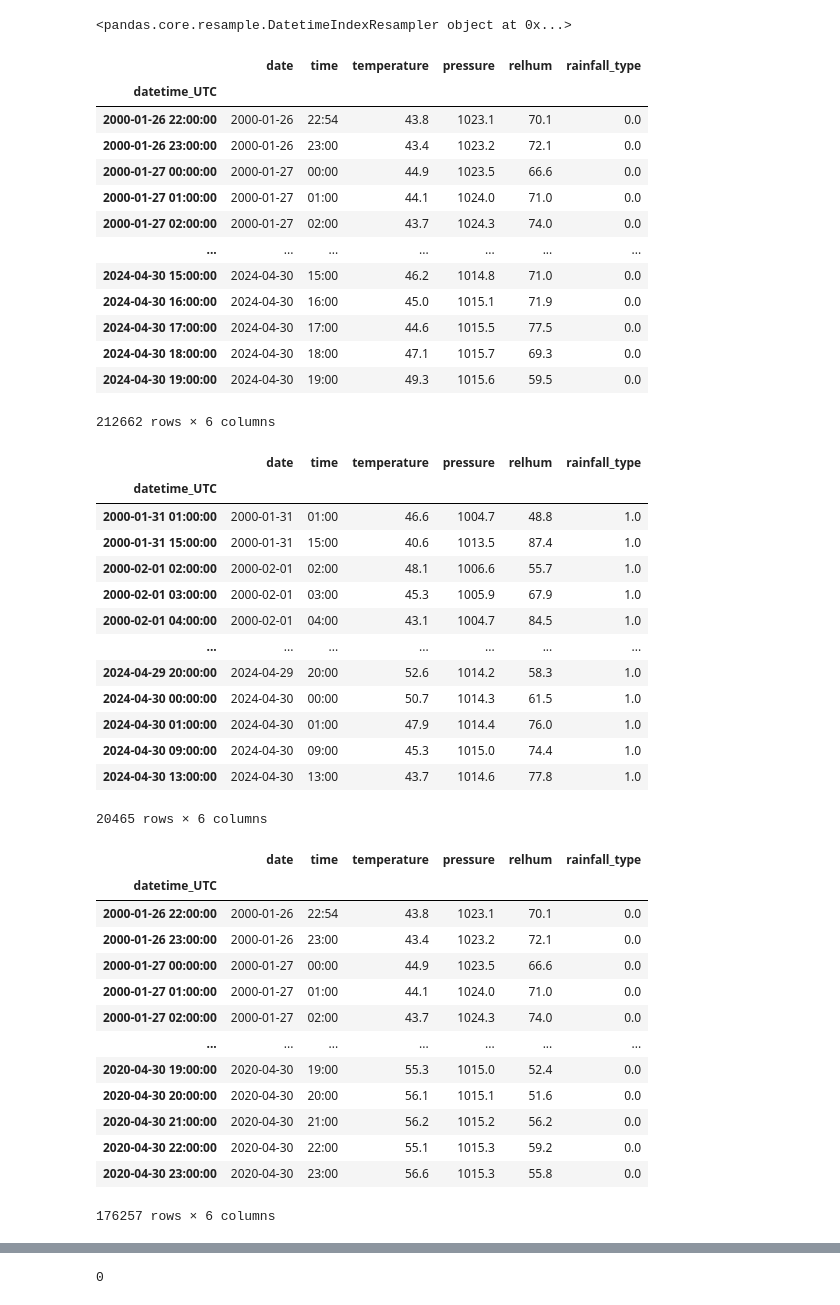
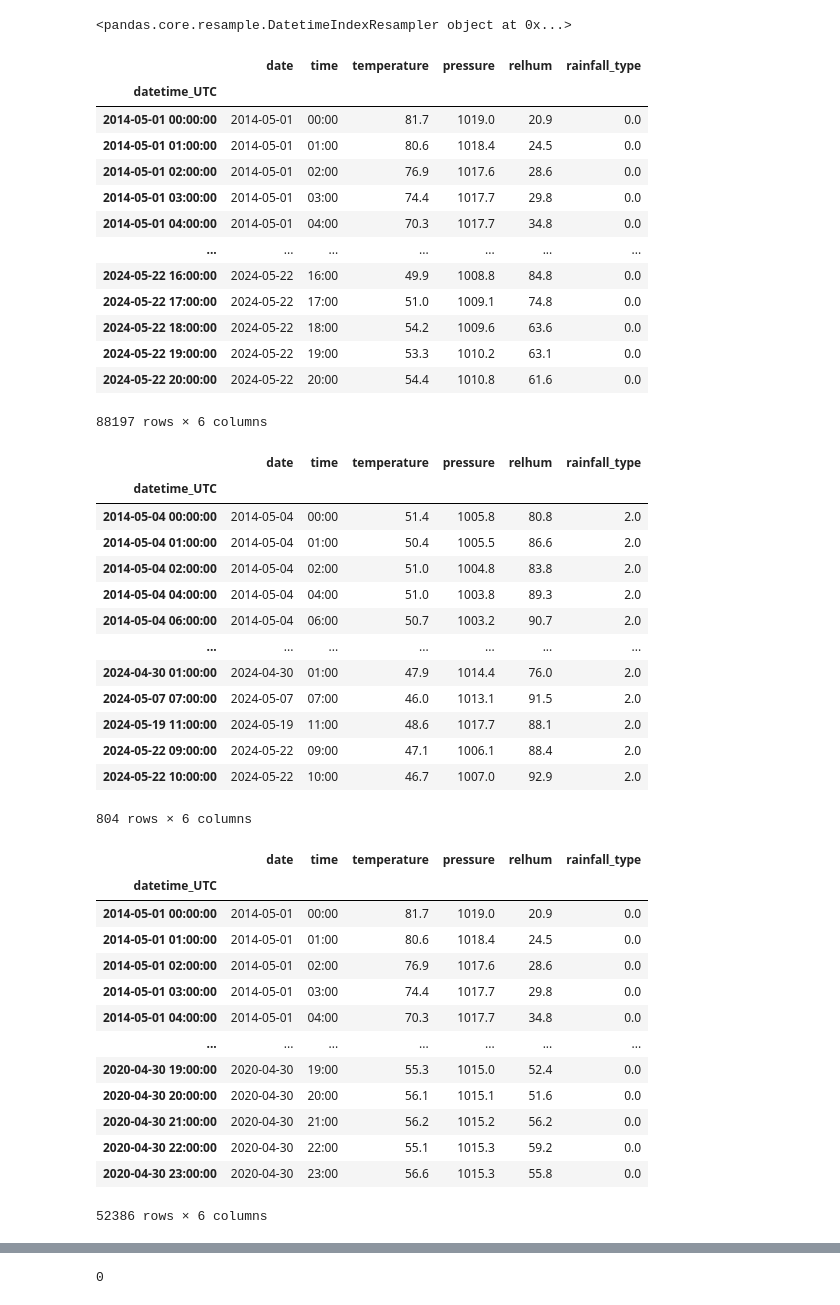
Before and after one commit to aditya-uw/WeatherPatrol, a Jupyter notebook: notebooks/pof_tinkering.ipynb, the cells around one changed output, grey strips where cells are left out. Saved outputs shown, nothing was run; the diff lists cells and outputs as text; code cells hidden in the pictures.

```diff
--- a/notebooks/pof_tinkering.ipynb
+++ b/notebooks/pof_tinkering.ipynb
@@ -8,7 +8,6 @@ import tensorflow as tf
 
 import matplotlib.pyplot as plt
 # %%
-atg_obs = pd.read_csv('../../Downloads/LFEM_data-.csv', low_memory=False, skiprows=1)
+atg_obs = pd.read_csv('../../Downloads/LFEM_data--3.csv', low_memory=False, skiprows=1)
 atg_obs.insert(0, 'datetime_UTC', pd.to_datetime(atg_obs['Date'] + atg_obs['Time'], format='%Y-%m-%d%H:%M'))
 # atg_obs_selected = atg_obs.loc[(atg_obs['datetime_UTC']>=dt.datetime(2020,5,1))].copy() # Selecting dates
-atg_obs_selected = atg_obs.copy() # Selecting dates
@@ -15,3 +16,5 @@ atg_obs_selected = atg_obs.copy() # Selecting dates
+# %%
+atg_obs_selected = atg_obs_selected.loc[(atg_obs['datetime_UTC']>=dt.datetime(2014,5,1))]
 # %%
 atg_obs_selected
 # %% [output]
@@ -60,14 +63,14 @@ summed_rain_each_period = first_obs_each_period['Rain'].sum()
 
 lightrainfall_times = summed_rain_each_period[(summed_rain_each_period<=0.10)&(summed_rain_each_period>0.0)]
 moderaterainfall_times = summed_rain_each_period[(summed_rain_each_period<0.30)&(summed_rain_each_period>0.10)]
-heavyrainfall_times = summed_rain_each_period[(summed_rain_each_period>0.30)]
+heavyrainfall_times = summed_rain_each_period[(summed_rain_each_period>=0.30)]
 
 any_rainfall_times = summed_rain_each_period[(summed_rain_each_period>0.0)]
 
-# summed_rain_each_period.loc[lightrainfall_times.index] = 1
-# summed_rain_each_period.loc[moderaterainfall_times.index] = 2
-# summed_rain_each_period.loc[heavyrainfall_times.index] = 3
-summed_rain_each_period.loc[any_rainfall_times.index] = 1
+summed_rain_each_period.loc[lightrainfall_times.index] = 1
+summed_rain_each_period.loc[moderaterainfall_times.index] = 2
+summed_rain_each_period.loc[heavyrainfall_times.index] = 3
+# summed_rain_each_period.loc[any_rainfall_times.index] = 1
 # %%
 # Extract Date, Time, Temperature, SumRain into data array
 atg_obs_necessary = pd.DataFrame()
@@ -83,53 +86,53 @@ atg_obs_necessary
 # %% [output]
 |  | date | time | temperature | pressure | relhum | rainfall_type |
 | datetime_UTC |  |  |  |  |  |  |
-| 2000-01-26 22:00:00 | 2000-01-26 | 22:54 | 43.8 | 1023.1 | 70.1 | 0.0 |
-| 2000-01-26 23:00:00 | 2000-01-26 | 23:00 | 43.4 | 1023.2 | 72.1 | 0.0 |
-| 2000-01-27 00:00:00 | 2000-01-27 | 00:00 | 44.9 | 1023.5 | 66.6 | 0.0 |
-| 2000-01-27 01:00:00 | 2000-01-27 | 01:00 | 44.1 | 1024.0 | 71.0 | 0.0 |
-| 2000-01-27 02:00:00 | 2000-01-27 | 02:00 | 43.7 | 1024.3 | 74.0 | 0.0 |
+| 2014-05-01 00:00:00 | 2014-05-01 | 00:00 | 81.7 | 1019.0 | 20.9 | 0.0 |
+| 2014-05-01 01:00:00 | 2014-05-01 | 01:00 | 80.6 | 1018.4 | 24.5 | 0.0 |
+| 2014-05-01 02:00:00 | 2014-05-01 | 02:00 | 76.9 | 1017.6 | 28.6 | 0.0 |
+| 2014-05-01 03:00:00 | 2014-05-01 | 03:00 | 74.4 | 1017.7 | 29.8 | 0.0 |
+| 2014-05-01 04:00:00 | 2014-05-01 | 04:00 | 70.3 | 1017.7 | 34.8 | 0.0 |
 | ... | ... | ... | ... | ... | ... | ... |
-| 2024-04-30 15:00:00 | 2024-04-30 | 15:00 | 46.2 | 1014.8 | 71.0 | 0.0 |
-| 2024-04-30 16:00:00 | 2024-04-30 | 16:00 | 45.0 | 1015.1 | 71.9 | 0.0 |
-| 2024-04-30 17:00:00 | 2024-04-30 | 17:00 | 44.6 | 1015.5 | 77.5 | 0.0 |
-| 2024-04-30 18:00:00 | 2024-04-30 | 18:00 | 47.1 | 1015.7 | 69.3 | 0.0 |
-| 2024-04-30 19:00:00 | 2024-04-30 | 19:00 | 49.3 | 1015.6 | 59.5 | 0.0 |
+| 2024-05-22 16:00:00 | 2024-05-22 | 16:00 | 49.9 | 1008.8 | 84.8 | 0.0 |
+| 2024-05-22 17:00:00 | 2024-05-22 | 17:00 | 51.0 | 1009.1 | 74.8 | 0.0 |
+| 2024-05-22 18:00:00 | 2024-05-22 | 18:00 | 54.2 | 1009.6 | 63.6 | 0.0 |
+| 2024-05-22 19:00:00 | 2024-05-22 | 19:00 | 53.3 | 1010.2 | 63.1 | 0.0 |
+| 2024-05-22 20:00:00 | 2024-05-22 | 20:00 | 54.4 | 1010.8 | 61.6 | 0.0 |
-212662 rows × 6 columns
+88197 rows × 6 columns
 # %%
-atg_obs_necessary.loc[atg_obs_necessary['rainfall_type']==1]
+atg_obs_necessary.loc[atg_obs_necessary['rainfall_type']==2]
 # %% [output]
 |  | date | time | temperature | pressure | relhum | rainfall_type |
 | datetime_UTC |  |  |  |  |  |  |
-| 2000-01-31 01:00:00 | 2000-01-31 | 01:00 | 46.6 | 1004.7 | 48.8 | 1.0 |
-| 2000-01-31 15:00:00 | 2000-01-31 | 15:00 | 40.6 | 1013.5 | 87.4 | 1.0 |
-| 2000-02-01 02:00:00 | 2000-02-01 | 02:00 | 48.1 | 1006.6 | 55.7 | 1.0 |
-| 2000-02-01 03:00:00 | 2000-02-01 | 03:00 | 45.3 | 1005.9 | 67.9 | 1.0 |
-| 2000-02-01 04:00:00 | 2000-02-01 | 04:00 | 43.1 | 1004.7 | 84.5 | 1.0 |
+| 2014-05-04 00:00:00 | 2014-05-04 | 00:00 | 51.4 | 1005.8 | 80.8 | 2.0 |
+| 2014-05-04 01:00:00 | 2014-05-04 | 01:00 | 50.4 | 1005.5 | 86.6 | 2.0 |
+| 2014-05-04 02:00:00 | 2014-05-04 | 02:00 | 51.0 | 1004.8 | 83.8 | 2.0 |
+| 2014-05-04 04:00:00 | 2014-05-04 | 04:00 | 51.0 | 1003.8 | 89.3 | 2.0 |
+| 2014-05-04 06:00:00 | 2014-05-04 | 06:00 | 50.7 | 1003.2 | 90.7 | 2.0 |
 | ... | ... | ... | ... | ... | ... | ... |
-| 2024-04-29 20:00:00 | 2024-04-29 | 20:00 | 52.6 | 1014.2 | 58.3 | 1.0 |
-| 2024-04-30 00:00:00 | 2024-04-30 | 00:00 | 50.7 | 1014.3 | 61.5 | 1.0 |
-| 2024-04-30 01:00:00 | 2024-04-30 | 01:00 | 47.9 | 1014.4 | 76.0 | 1.0 |
-| 2024-04-30 09:00:00 | 2024-04-30 | 09:00 | 45.3 | 1015.0 | 74.4 | 1.0 |
-| 2024-04-30 13:00:00 | 2024-04-30 | 13:00 | 43.7 | 1014.6 | 77.8 | 1.0 |
+| 2024-04-30 01:00:00 | 2024-04-30 | 01:00 | 47.9 | 1014.4 | 76.0 | 2.0 |
+| 2024-05-07 07:00:00 | 2024-05-07 | 07:00 | 46.0 | 1013.1 | 91.5 | 2.0 |
+| 2024-05-19 11:00:00 | 2024-05-19 | 11:00 | 48.6 | 1017.7 | 88.1 | 2.0 |
+| 2024-05-22 09:00:00 | 2024-05-22 | 09:00 | 47.1 | 1006.1 | 88.4 | 2.0 |
+| 2024-05-22 10:00:00 | 2024-05-22 | 10:00 | 46.7 | 1007.0 | 92.9 | 2.0 |
-20465 rows × 6 columns
+804 rows × 6 columns
 # %%
 atg_obs_train = atg_obs_necessary.loc[pd.to_datetime(atg_obs_necessary['date'], format='%Y-%m-%d')<dt.datetime(2020,5,1)]
 atg_obs_train
 # %% [output]
 |  | date | time | temperature | pressure | relhum | rainfall_type |
 | datetime_UTC |  |  |  |  |  |  |
-| 2000-01-26 22:00:00 | 2000-01-26 | 22:54 | 43.8 | 1023.1 | 70.1 | 0.0 |
-| 2000-01-26 23:00:00 | 2000-01-26 | 23:00 | 43.4 | 1023.2 | 72.1 | 0.0 |
-| 2000-01-27 00:00:00 | 2000-01-27 | 00:00 | 44.9 | 1023.5 | 66.6 | 0.0 |
-| 2000-01-27 01:00:00 | 2000-01-27 | 01:00 | 44.1 | 1024.0 | 71.0 | 0.0 |
-| 2000-01-27 02:00:00 | 2000-01-27 | 02:00 | 43.7 | 1024.3 | 74.0 | 0.0 |
+| 2014-05-01 00:00:00 | 2014-05-01 | 00:00 | 81.7 | 1019.0 | 20.9 | 0.0 |
+| 2014-05-01 01:00:00 | 2014-05-01 | 01:00 | 80.6 | 1018.4 | 24.5 | 0.0 |
+| 2014-05-01 02:00:00 | 2014-05-01 | 02:00 | 76.9 | 1017.6 | 28.6 | 0.0 |
+| 2014-05-01 03:00:00 | 2014-05-01 | 03:00 | 74.4 | 1017.7 | 29.8 | 0.0 |
+| 2014-05-01 04:00:00 | 2014-05-01 | 04:00 | 70.3 | 1017.7 | 34.8 | 0.0 |
 | ... | ... | ... | ... | ... | ... | ... |
 | 2020-04-30 19:00:00 | 2020-04-30 | 19:00 | 55.3 | 1015.0 | 52.4 | 0.0 |
 | 2020-04-30 20:00:00 | 2020-04-30 | 20:00 | 56.1 | 1015.1 | 51.6 | 0.0 |
 | 2020-04-30 21:00:00 | 2020-04-30 | 21:00 | 56.2 | 1015.2 | 56.2 | 0.0 |
 | 2020-04-30 22:00:00 | 2020-04-30 | 22:00 | 55.1 | 1015.3 | 59.2 | 0.0 |
 | 2020-04-30 23:00:00 | 2020-04-30 | 23:00 | 56.6 | 1015.3 | 55.8 | 0.0 |
-176257 rows × 6 columns
+52386 rows × 6 columns
 # %%
 notable_event_times = atg_obs_train.loc[atg_obs_train['rainfall_type']>=2].index
 
```
Also changed, not shown: parts of 50 cells of this notebook, 3 other files.
